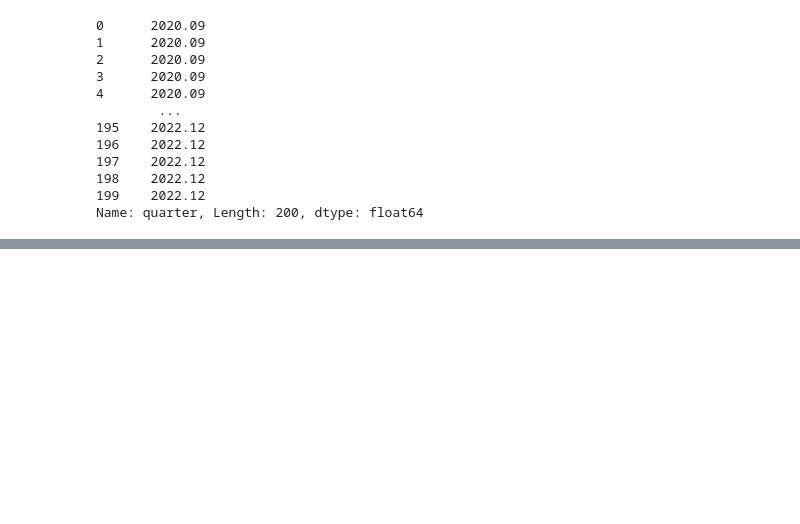
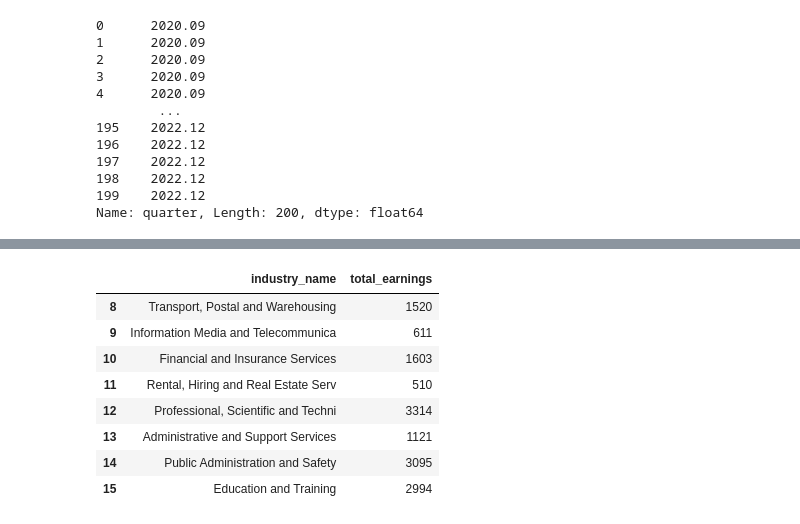
Before and after one commit to SatvikBhatnagar/Data-Engineering, a Jupyter notebook: 007_investigating_data_Pandas_Data_Frame.ipynb, the cells around one changed output, grey strips where cells are left out. Cells and saved outputs as stored; diff of their text form; code cells hidden in the pictures; blank space fills up the shorter version.

```diff
--- a/007_investigating_data_Pandas_Data_Frame.ipynb
+++ b/007_investigating_data_Pandas_Data_Frame.ipynb
@@ -126,0 +259,12 @@ Name: quarter, Length: 200, dtype: float64
+# %%
+df.loc[8:15, ['industry_name','total_earnings']]
+# %% [output]
+|  | industry_name | total_earnings |
+| 8 | Transport, Postal and Warehousing | 1520 |
+| 9 | Information Media and Telecommunica | 611 |
+| 10 | Financial and Insurance Services | 1603 |
+| 11 | Rental, Hiring and Real Estate Serv | 510 |
+| 12 | Professional, Scientific and Techni | 3314 |
+| 13 | Administrative and Support Services | 1121 |
+| 14 | Public Administration and Safety | 3095 |
+| 15 | Education and Training | 2994 |
```
Also changed, not shown: parts of 11 cells of this notebook.
